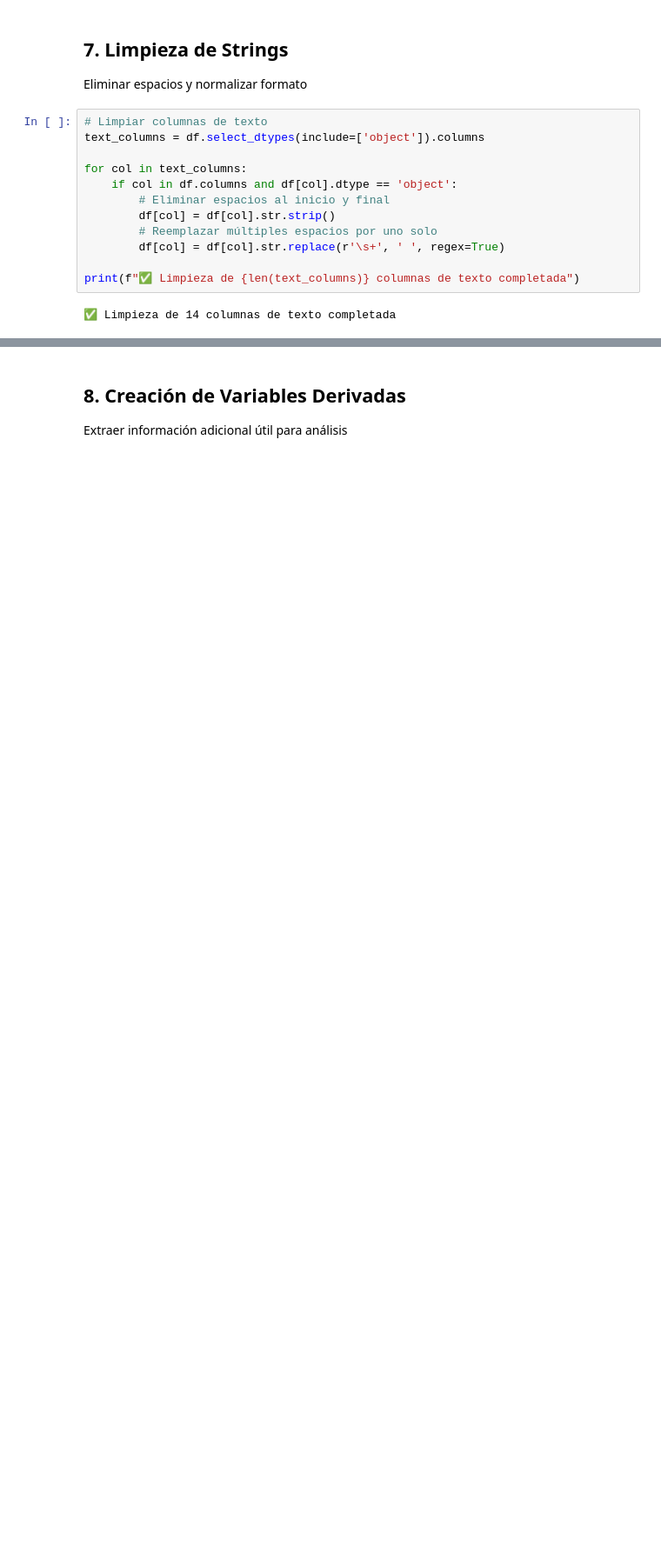
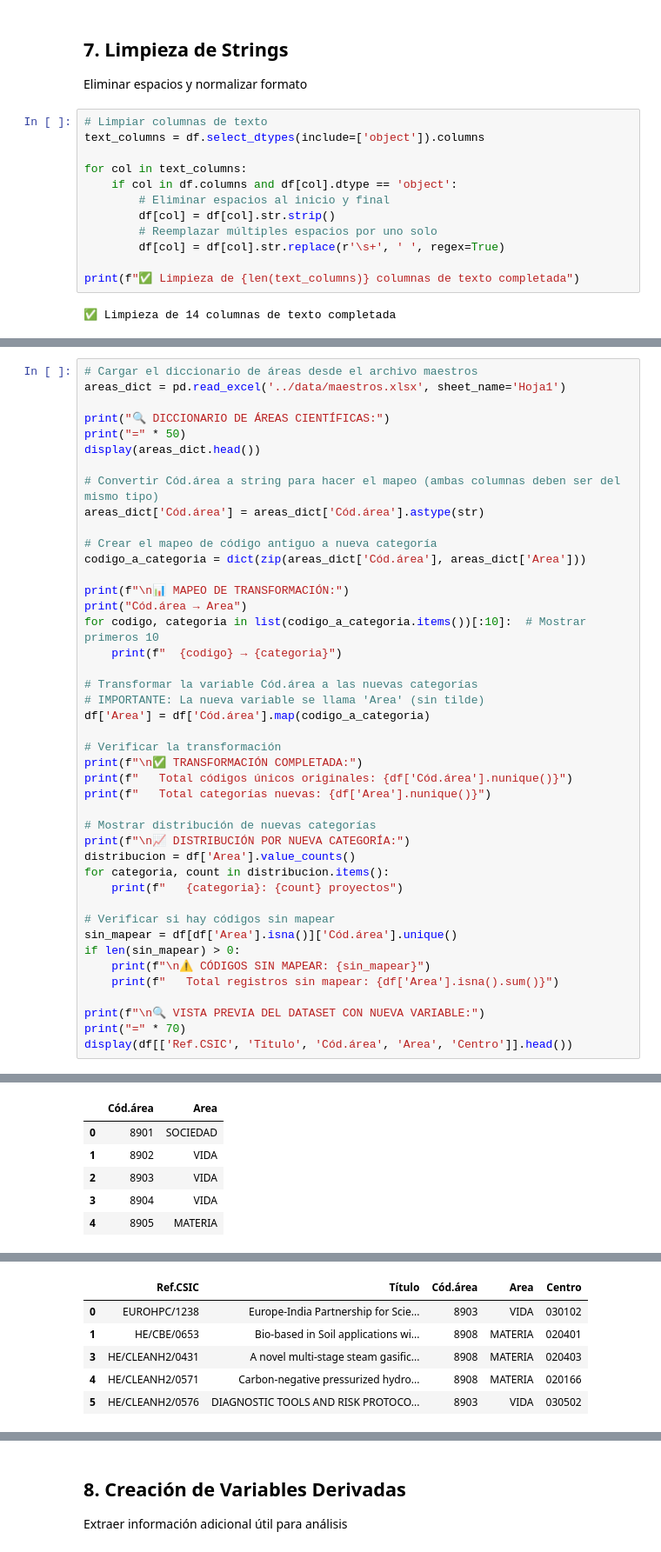
Before and after one commit to pablocastejon/Horizonte-Europa---Bootcamp, a Jupyter notebook: notebooks/01_preprocesado.ipynb, the cells around one changed output, grey strips where cells are left out. Shown at 87% size. Saved outputs shown, nothing was run; the diff lists cells and outputs as text; blank space fills up the shorter version.

```diff
--- a/notebooks/01_preprocesado.ipynb
+++ b/notebooks/01_preprocesado.ipynb
@@ -419,4 +419,46 @@ print(f"✅ Limpieza de {len(text_columns)} columnas de texto completada")
 
 La variable `Cód.Área` hace referencia a las antiguas áreas científicas del CSIC. Se transformarán a las nuevas categorías: Vida, Materia y Sociedad (incluyendo tambien las categorías Central y Desconocido).
 # %%
+# Cargar el diccionario de áreas desde el archivo maestros
+areas_dict = pd.read_excel('../data/maestros.xlsx', sheet_name='Hoja1')
+
+print("🔍 DICCIONARIO DE ÁREAS CIENTÍFICAS:")
+print("=" * 50)
+display(areas_dict.head())
+
+# Convertir Cód.área a string para hacer el mapeo (ambas columnas deben ser del mismo tipo)
+areas_dict['Cód.área'] = areas_dict['Cód.área'].astype(str)
+
+# Crear el mapeo de código antiguo a nueva categoría
+codigo_a_categoria = dict(zip(areas_dict['Cód.área'], areas_dict['Area']))
+
+print(f"\n📊 MAPEO DE TRANSFORMACIÓN:")
+print("Cód.área → Area")
+for codigo, categoria in list(codigo_a_categoria.items())[:10]:  # Mostrar primeros 10
+    print(f"  {codigo} → {categoria}")
+
+# Transformar la variable Cód.área a las nuevas categorías
+# IMPORTANTE: La nueva variable se llama 'Area' (sin tilde)
+df['Area'] = df['Cód.área'].map(codigo_a_categoria)
+
+# Verificar la transformación
+print(f"\n✅ TRANSFORMACIÓN COMPLETADA:")
+print(f"   Total códigos únicos originales: {df['Cód.área'].nunique()}")
+print(f"   Total categorías nuevas: {df['Area'].nunique()}")
+
+# Mostrar distribución de nuevas categorías
+print(f"\n📈 DISTRIBUCIÓN POR NUEVA CATEGORÍA:")
+distribucion = df['Area'].value_counts()
+for categoria, count in distribucion.items():
+    print(f"   {categoria}: {count} proyectos")
+
+# Verificar si hay códigos sin mapear
+sin_mapear = df[df['Area'].isna()]['Cód.área'].unique()
+if len(sin_mapear) > 0:
+    print(f"\n⚠️ CÓDIGOS SIN MAPEAR: {sin_mapear}")
+    print(f"   Total registros sin mapear: {df['Area'].isna().sum()}")
+
+print(f"\n🔍 VISTA PREVIA DEL DATASET CON NUEVA VARIABLE:")
+print("=" * 70)
+display(df[['Ref.CSIC', 'Título', 'Cód.área', 'Area', 'Centro']].head())
 # %% [output]
@@ -439,0 +467,6 @@ La variable `Cód.Área` hace referencia a las antiguas áreas científicas del
+|  | Cód.área | Area |
+| 0 | 8901 | SOCIEDAD |
+| 1 | 8902 | VIDA |
+| 2 | 8903 | VIDA |
+| 3 | 8904 | VIDA |
+| 4 | 8905 | MATERIA |
@@ -439,0 +490,6 @@ La variable `Cód.Área` hace referencia a las antiguas áreas científicas del
+|  | Ref.CSIC | Título | Cód.área | Area | Centro |
+| 0 | EUROHPC/1238 | Europe-India Partnership for Scie... | 8903 | VIDA | 030102 |
+| 1 | HE/CBE/0653 | Bio-based in Soil applications wi... | 8908 | MATERIA | 020401 |
+| 3 | HE/CLEANH2/0431 | A novel multi-stage steam gasific... | 8908 | MATERIA | 020403 |
+| 4 | HE/CLEANH2/0571 | Carbon-negative pressurized hydro... | 8908 | MATERIA | 020166 |
+| 5 | HE/CLEANH2/0576 | DIAGNOSTIC TOOLS AND RISK PROTOCO... | 8903 | VIDA | 030502 |
```
Also changed, not shown: parts of 3 cells of this notebook.
